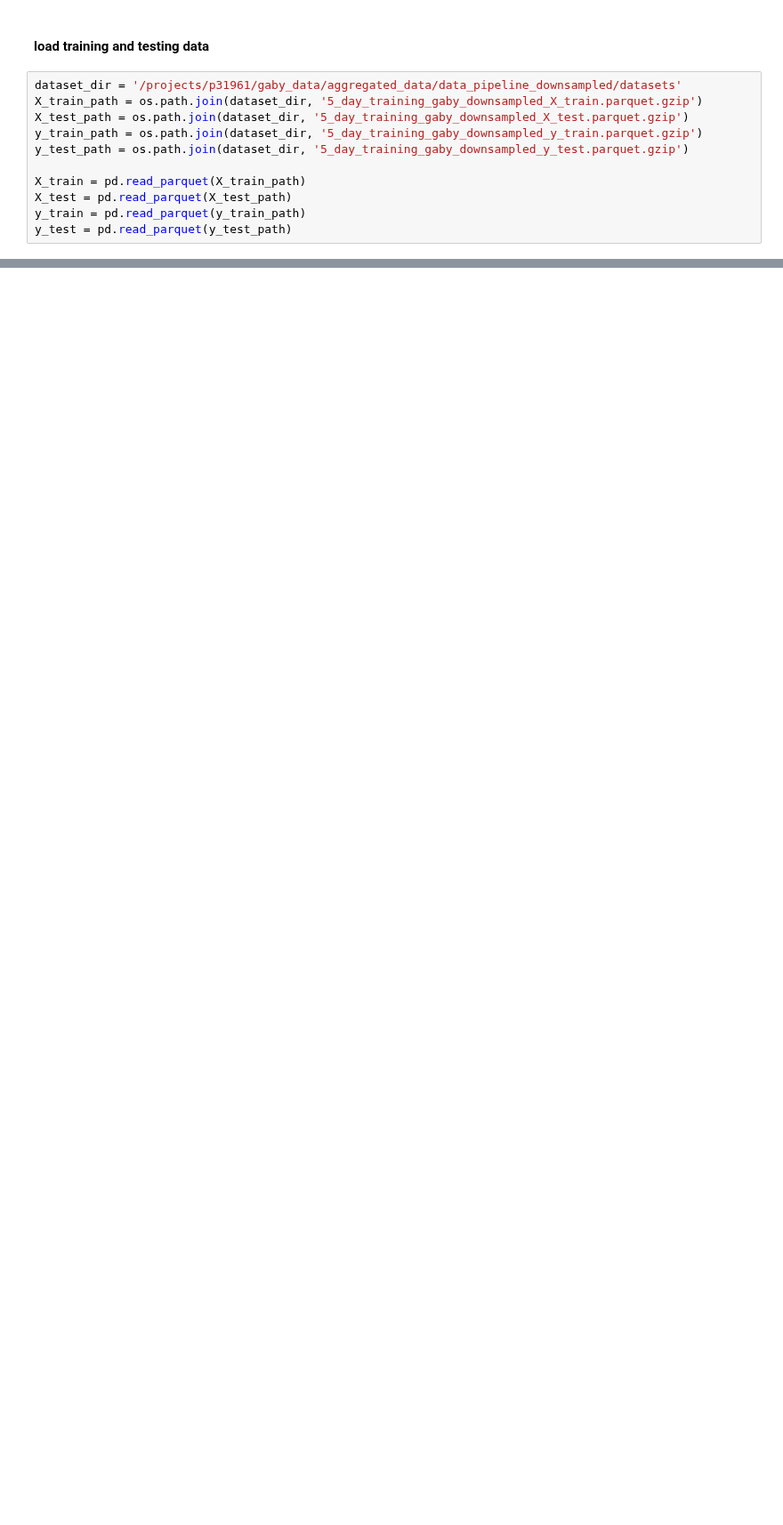
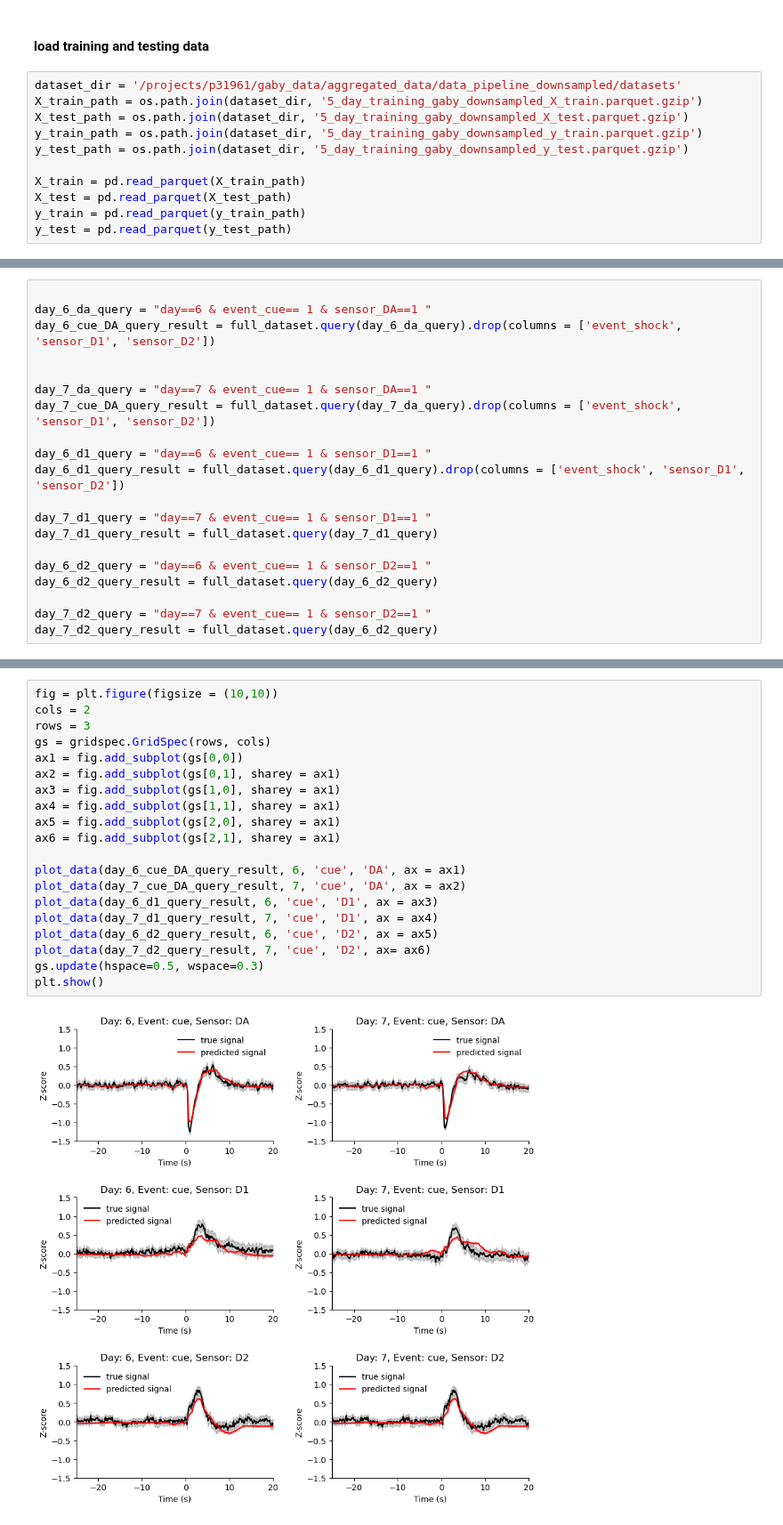
Before and after one commit to Mschaid/ENIGMA, a Jupyter notebook: notebooks/LSTM_03_validation.ipynb, the cells around one changed output, grey strips where cells are left out. Shown at 89% size. Saved outputs shown, nothing was run; the diff lists cells and outputs as text; blank space fills up the shorter version.

```diff
--- a/notebooks/LSTM_03_validation.ipynb
+++ b/notebooks/LSTM_03_validation.ipynb
@@ -113,0 +132,20 @@ plot_data(day_7_d2_query_result, 7, 'cue', 'D2')
+# %%
+
+day_6_da_query = "day==6 & event_cue== 1 & sensor_DA==1 "
+day_6_cue_DA_query_result = full_dataset.query(day_6_da_query).drop(columns = ['event_shock', 'sensor_D1', 'sensor_D2'])
+
+
+day_7_da_query = "day==7 & event_cue== 1 & sensor_DA==1 "
+day_7_cue_DA_query_result = full_dataset.query(day_7_da_query).drop(columns = ['event_shock', 'sensor_D1', 'sensor_D2'])
+
+day_6_d1_query = "day==6 & event_cue== 1 & sensor_D1==1 "
+day_6_d1_query_result = full_dataset.query(day_6_d1_query).drop(columns = ['event_shock', 'sensor_D1', 'sensor_D2'])
+
+day_7_d1_query = "day==7 & event_cue== 1 & sensor_D1==1 "
+day_7_d1_query_result = full_dataset.query(day_7_d1_query)
+
+day_6_d2_query = "day==6 & event_cue== 1 & sensor_D2==1 "
+day_6_d2_query_result = full_dataset.query(day_6_d2_query)
+
+day_7_d2_query = "day==7 & event_cue== 1 & sensor_D2==1 "
+day_7_d2_query_result = full_dataset.query(day_6_d2_query)
@@ -113,0 +154,22 @@ plot_data(day_7_d2_query_result, 7, 'cue', 'D2')
+# %%
+fig = plt.figure(figsize = (10,10))
+cols = 2
+rows = 3
+gs = gridspec.GridSpec(rows, cols)
+ax1 = fig.add_subplot(gs[0,0])
+ax2 = fig.add_subplot(gs[0,1], sharey = ax1)
+ax3 = fig.add_subplot(gs[1,0], sharey = ax1)
+ax4 = fig.add_subplot(gs[1,1], sharey = ax1)
+ax5 = fig.add_subplot(gs[2,0], sharey = ax1)
+ax6 = fig.add_subplot(gs[2,1], sharey = ax1)
+
+plot_data(day_6_cue_DA_query_result, 6, 'cue', 'DA', ax = ax1)
+plot_data(day_7_cue_DA_query_result, 7, 'cue', 'DA', ax = ax2)
+plot_data(day_6_d1_query_result, 6, 'cue', 'D1', ax = ax3)
+plot_data(day_7_d1_query_result, 7, 'cue', 'D1', ax = ax4)
+plot_data(day_6_d2_query_result, 6, 'cue', 'D2', ax = ax5)
+plot_data(day_7_d2_query_result, 7, 'cue', 'D2', ax= ax6)
+gs.update(hspace=0.5, wspace=0.3)
+plt.show()
+# %% [output]
+[figure, added]
```
Also changed, not shown: parts of 23 cells of this notebook, 1 other file.
